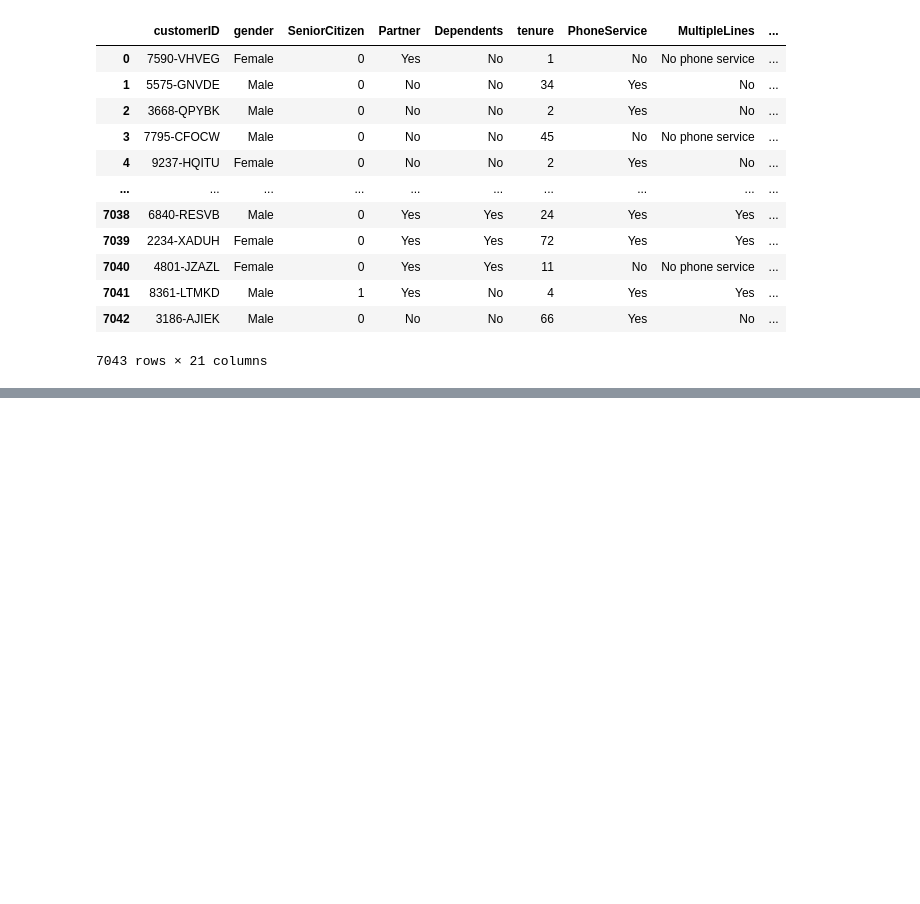
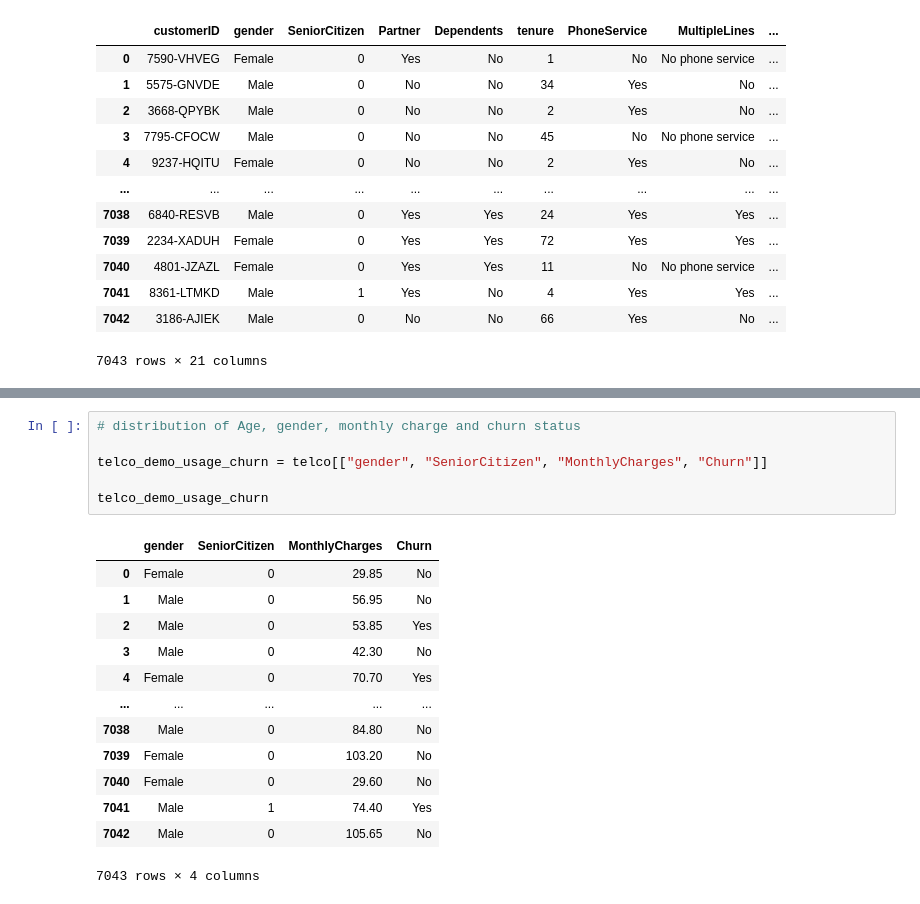
Before and after one commit to ebubedike1/Data-Analysis, a Jupyter notebook: Telco.ipynb, the cells around one changed output, grey strips where cells are left out. Drawn from its saved outputs; the diff is of its cells as text; blank space fills up the shorter version.

```diff
--- a/Telco.ipynb
+++ b/Telco.ipynb
@@ -71,0 +111,20 @@ SyntaxError: invalid syntax. Perhaps you forgot a comma? (194533688.py, line 1)
+# %%
+# distribution of Age, gender, monthly charge and churn status
+
+telco_demo_usage_churn = telco[["gender", "SeniorCitizen", "MonthlyCharges", "Churn"]]
+
+telco_demo_usage_churn
+# %% [output]
+|  | gender | SeniorCitizen | MonthlyCharges | Churn |
+| 0 | Female | 0 | 29.85 | No |
+| 1 | Male | 0 | 56.95 | No |
+| 2 | Male | 0 | 53.85 | Yes |
+| 3 | Male | 0 | 42.30 | No |
+| 4 | Female | 0 | 70.70 | Yes |
+| ... | ... | ... | ... | ... |
+| 7038 | Male | 0 | 84.80 | No |
+| 7039 | Female | 0 | 103.20 | No |
+| 7040 | Female | 0 | 29.60 | No |
+| 7041 | Male | 1 | 74.40 | Yes |
+| 7042 | Male | 0 | 105.65 | No |
+7043 rows × 4 columns
```
Also changed, not shown: parts of 7 cells of this notebook.
